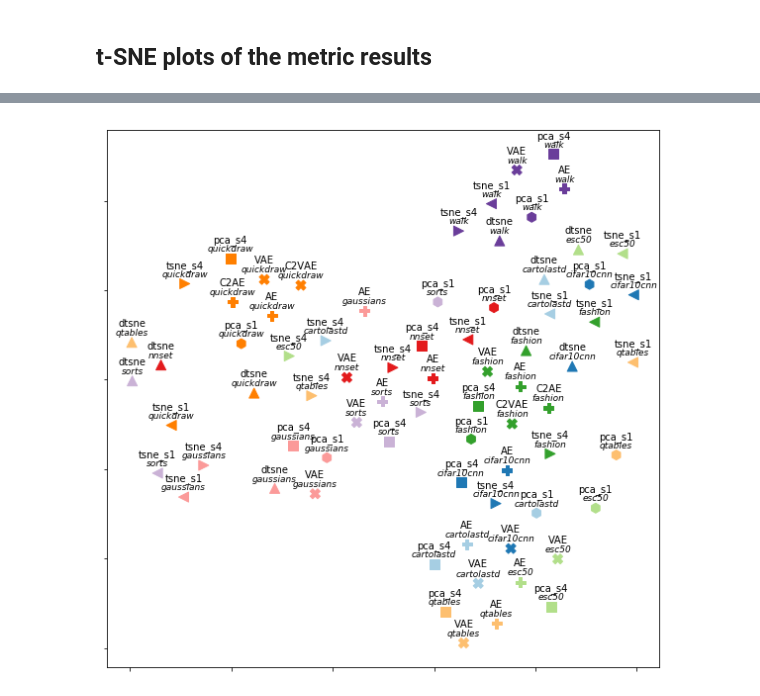
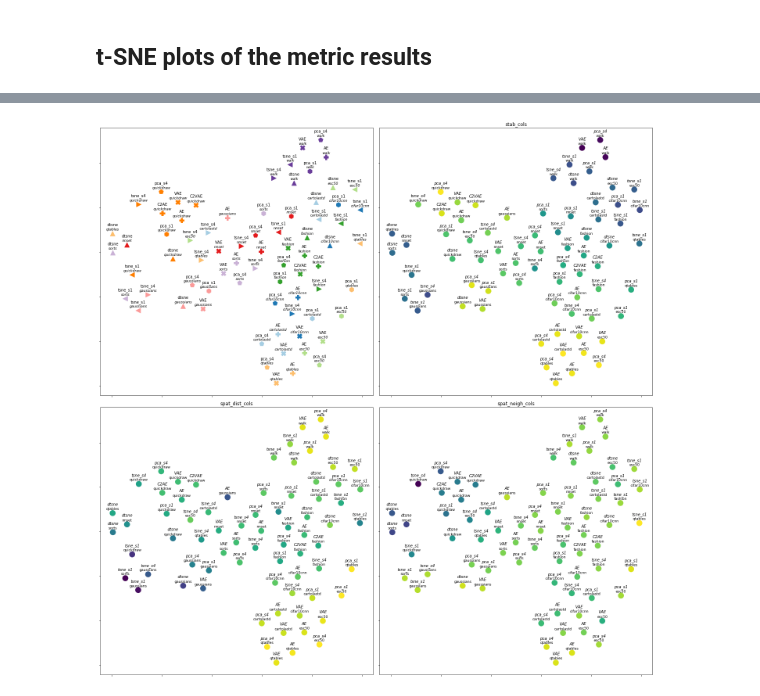
Before and after one commit to EduardoVernier/dynamic-projections, a Jupyter notebook: Plots/table_trait_corr_and_tsne_run_plots.ipynb, the cells around one changed output, grey strips where cells are left out. Saved outputs shown, nothing was run; the diff lists cells and outputs as text; code cells hidden in the pictures.

```diff
--- a/Plots/table_trait_corr_and_tsne_run_plots.ipynb
+++ b/Plots/table_trait_corr_and_tsne_run_plots.ipynb
@@ -128,0 +134,7 @@ corr_table
+# %%
+for t in ['items', 'timesteps', 'dims', 'classes', 'intrinsic_dim', 'sparsity_ratio']:
+    fig, axs = plt.subplots(ncols=3, nrows=1, figsize=(10,3), sharey=True)
+    for i, m in enumerate(['spat_dist_cols', 'spat_neigh_cols', 'stab_cols']):
+        axs[i].scatter(df[t], df[m])
+        axs[i].set_xlabel(t)
+        axs[i].set_ylabel(m)
@@ -210,34 +225,67 @@ def mscatter(x,y,ax=None, m=None, **kw):
                 marker_obj = mmarkers.MarkerStyle(marker)
             path = marker_obj.get_path().transformed(
                         marker_obj.get_transform())
             paths.append(path)
         sc.set_paths(paths)
     return sc
 
+fig, axs = plt.subplots(nrows=2, ncols=2, figsize=(20,20))
+
+
 X = df_metrics[metrics]
 
 tsne = manifold.TSNE(n_components=2, random_state=0)
 Y = tsne.fit_transform(X)
 
 colors = ['#a6cee3','#1f78b4','#b2df8a','#33a02c','#fb9a99','#e31a1c','#fdbf6f','#ff7f00','#cab2d6','#6a3d9a']
 color_dict = dict(zip(sorted(set(df_metrics['dataset'])), colors))
 c = [color_dict[x] for x in df_metrics['dataset']]
 
 
-markers = ['P', 'P', 'X', 'X', '<', '>', '^', 'h', 's']
+markers = ['P', 'P', 'X', 'X', '<', '>', '^', 'h', 'p']
 techs = ['AE', 'C2AE', 'VAE', 'C2VAE', 'tsne_s1', 'tsne_s4', 'dtsne', 'pca_s1', 'pca_s4']
 marker_dict = dict(zip(techs, markers))
 m = [marker_dict[x] for x in df_metrics['method']]
 
 
-fig, ax = plt.subplots(figsize=(10,10))
-mscatter(Y[:, 0], Y[:, 1], c=c, s=100, m=m, ax=ax)
+# fig, ax = plt.subplots(figsize=(10,10))
+ax = axs[0][0]
+mscatter(Y[:, 0], Y[:, 1], c=c, s=150, m=m, ax=ax)
 ax.xaxis.set_major_formatter(NullFormatter())
 ax.yaxis.set_major_formatter(NullFormatter())
 
 text = list(zip(df_metrics['dataset'], df_metrics['method']))
 for c,t in zip(Y, text):
     ax.annotate(t[1], (c[0], c[1] + 3.5), fontsize=10, ha='center')
     ax.annotate(t[0], (c[0], c[1] + 1.5), fontsize=9, style='italic', ha='center')
+plt.tight_layout()
+
+
+df = pd.DataFrame(np.array([df_metrics[spat_dist_cols].mean(axis=1),
+                            df_metrics[spat_neigh_cols].mean(axis=1),
+                            df_metrics[stab_cols].mean(axis=1)]).T,
+                            index=df_metrics['dataset'], columns=['spat_dist_cols', 'spat_neigh_cols', 'stab_cols'])
+
+
+for i, col in enumerate(['stab_cols', 'spat_dist_cols', 'spat_neigh_cols']):
+    X = df_metrics[metrics]
+
+    tsne = manifold.TSNE(n_components=2, random_state=0)
+    Y = tsne.fit_transform(X)
+
+    colors = df[col]
+
+    ax = axs.flatten()[i+1]
+    ax.scatter(Y[:, 0], Y[:, 1], c=colors, s=200)
+    ax.xaxis.set_major_formatter(NullFormatter())
+    ax.yaxis.set_major_formatter(NullFormatter())
+    ax.set_title(col)
+
+    text = list(zip(df_metrics['dataset'], df_metrics['method']))
+    for c,t in zip(Y, text):
+        ax.annotate(t[1], (c[0], c[1] + 3.5), fontsize=10, style='italic', ha='center')
+        ax.annotate(t[0], (c[0], c[1] + 1.5), fontsize=9, ha='center')
+
+plt.tight_layout()
 # %% [output]
-[figure, old version]
+[figure, new version]
```
Also changed, not shown: parts of 9 cells of this notebook, 12 other files.
